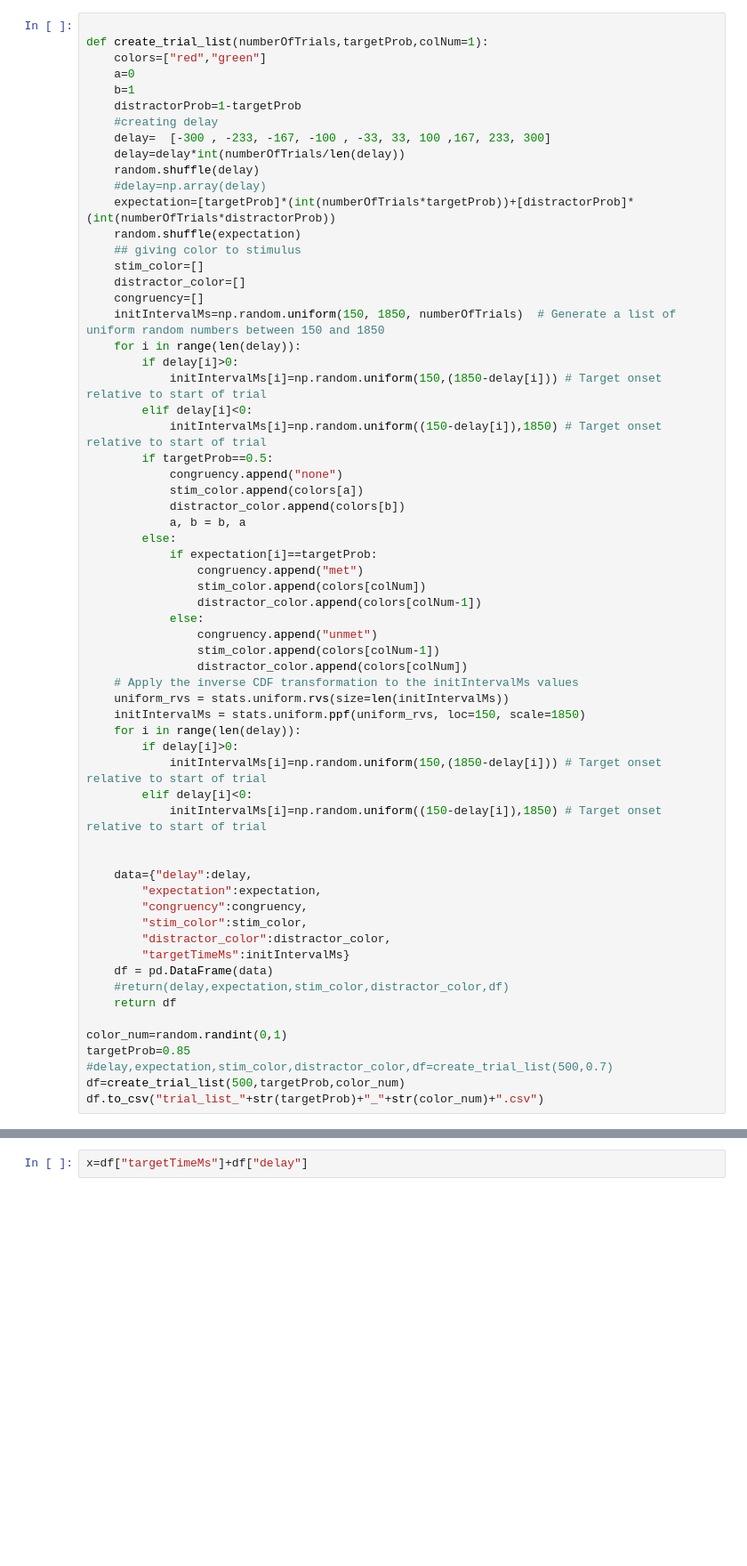
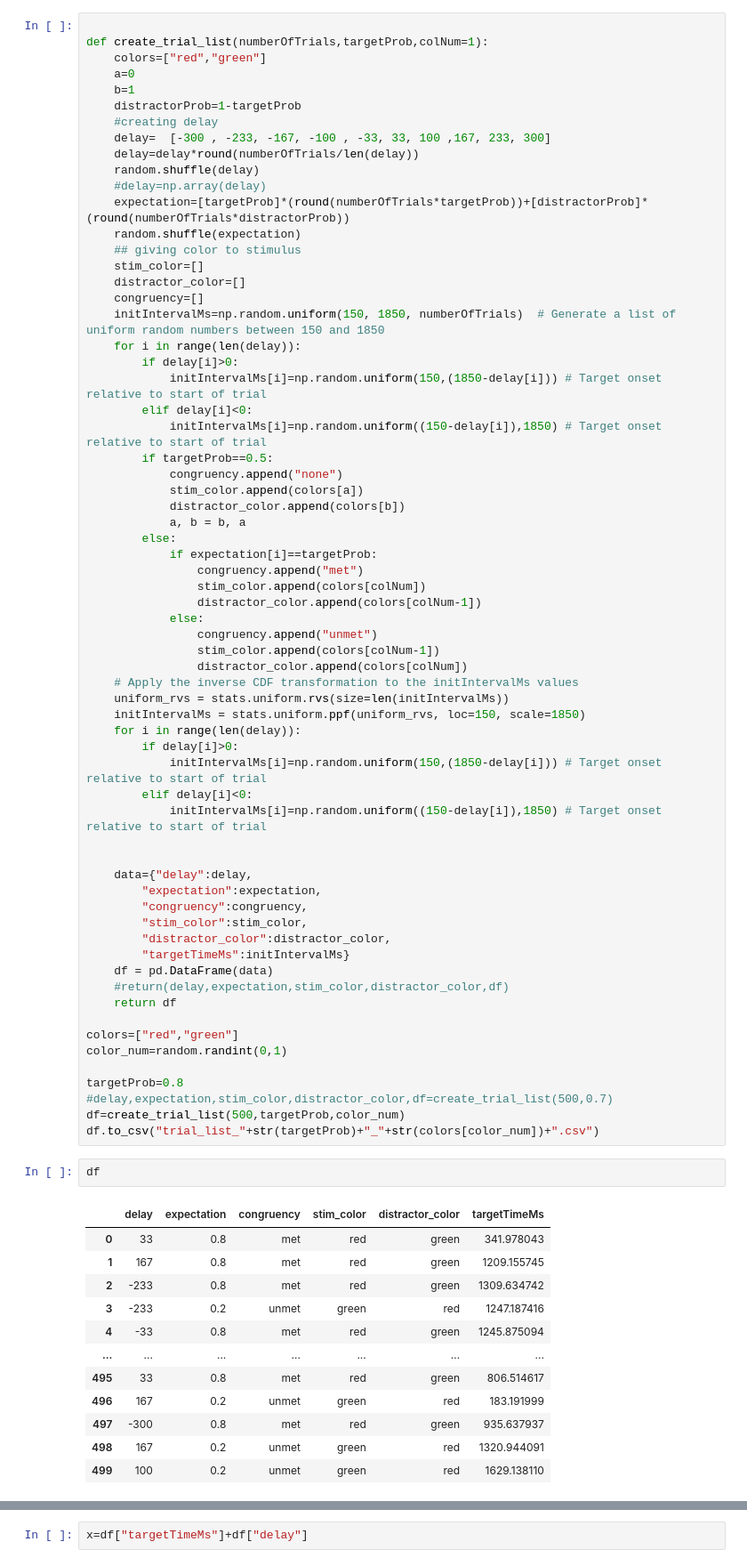
Before and after one commit to omeryildiran/Expectation_Time, a Jupyter notebook: ctreate_trial_conditions.ipynb, the cells around one changed output, grey strips where cells are left out. Shown: that part at 89% size. Saved outputs shown, nothing was run; the diff lists cells and outputs as text; blank space fills up the shorter version.

```diff
--- a/ctreate_trial_conditions.ipynb
+++ b/ctreate_trial_conditions.ipynb
@@ -13,10 +15,10 @@ def create_trial_list(numberOfTrials,targetProb,colNum=1):
     distractorProb=1-targetProb
     #creating delay
     delay=  [-300 , -233, -167, -100 , -33, 33, 100 ,167, 233, 300]
-    delay=delay*int(numberOfTrials/len(delay))
+    delay=delay*round(numberOfTrials/len(delay))
     random.shuffle(delay)
     #delay=np.array(delay)
-    expectation=[targetProb]*(int(numberOfTrials*targetProb))+[distractorProb]*(int(numberOfTrials*distractorProb))
+    expectation=[targetProb]*(round(numberOfTrials*targetProb))+[distractorProb]*(round(numberOfTrials*distractorProb))
     random.shuffle(expectation)
     ## giving color to stimulus
     stim_color=[]
@@ -62,8 +64,25 @@ def create_trial_list(numberOfTrials,targetProb,colNum=1):
     #return(delay,expectation,stim_color,distractor_color,df)
     return df
 
+colors=["red","green"]
 color_num=random.randint(0,1)
-targetProb=0.85
+
+targetProb=0.8
 #delay,expectation,stim_color,distractor_color,df=create_trial_list(500,0.7)
 df=create_trial_list(500,targetProb,color_num)
-df.to_csv("trial_list_"+str(targetProb)+"_"+str(color_num)+".csv")
+df.to_csv("trial_list_"+str(targetProb)+"_"+str(colors[color_num])+".csv")
+# %%
+df
+# %% [output]
+|  | delay | expectation | congruency | stim_color | distractor_color | targetTimeMs |
+| 0 | 33 | 0.8 | met | red | green | 341.978043 |
+| 1 | 167 | 0.8 | met | red | green | 1209.155745 |
+| 2 | -233 | 0.8 | met | red | green | 1309.634742 |
+| 3 | -233 | 0.2 | unmet | green | red | 1247.187416 |
+| 4 | -33 | 0.8 | met | red | green | 1245.875094 |
+| ... | ... | ... | ... | ... | ... | ... |
+| 495 | 33 | 0.8 | met | red | green | 806.514617 |
+| 496 | 167 | 0.2 | unmet | green | red | 183.191999 |
+| 497 | -300 | 0.8 | met | red | green | 935.637937 |
+| 498 | 167 | 0.2 | unmet | green | red | 1320.944091 |
+| 499 | 100 | 0.2 | unmet | green | red | 1629.138110 |
```
Also changed, not shown: parts of 3 cells of this notebook, 10 other files.
